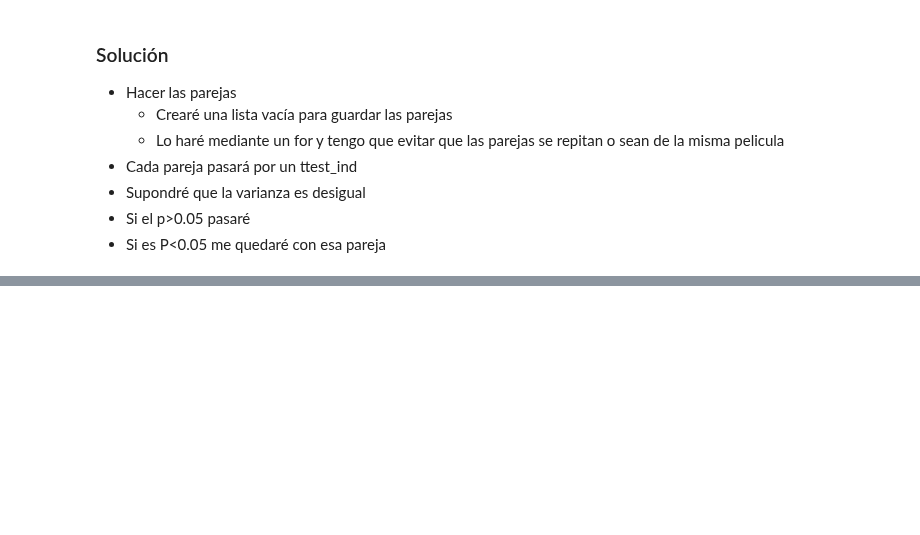
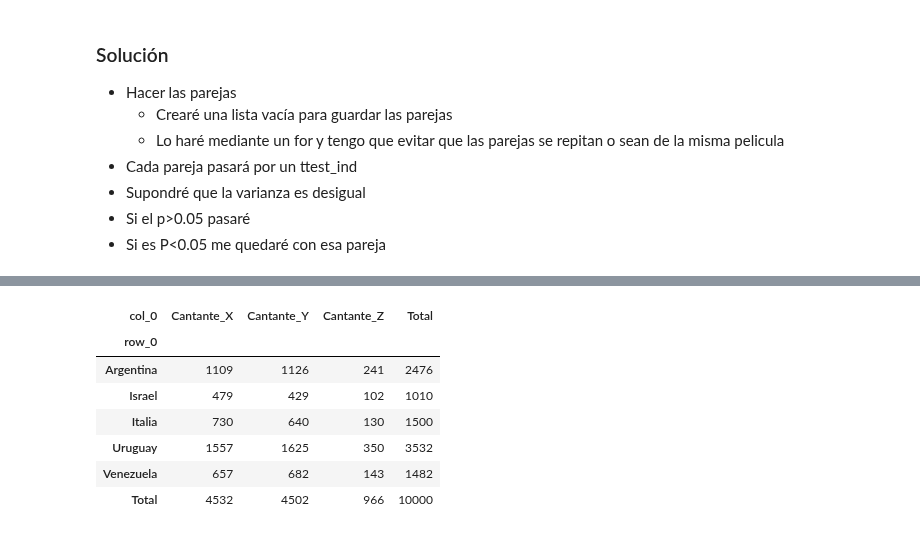
Before and after one commit to jsanz81/Bootcamp_Abril2023, a Jupyter notebook: 04_Estadística/06_TestHipotesis/Test_Hipotesis.ipynb, the cells around one changed output, grey strips where cells are left out. Drawn from its saved outputs; the diff is of its cells as text; code cells hidden in the pictures; blank space fills up the shorter version.

```diff
--- a/04_Estadística/06_TestHipotesis/Test_Hipotesis.ipynb
+++ b/04_Estadística/06_TestHipotesis/Test_Hipotesis.ipynb
@@ -166,0 +270,8 @@ tukey.plot_simultaneous()
+# %%
+import numpy as np
+voto_Pais=np.random.choice(a=["Italia","Venezuela","Argentina","Uruguay","Israel"],
+                           p=[0.15,0.15,0.25,0.35,0.1],
+                           size=10000)
+voto_Cantante=np.random.choice(a=["Cantante_X","Cantante_Y","Cantante_Z"],
+                           p=[0.45,0.45,0.1],
+                           size=10000)
@@ -166,0 +297,13 @@ tukey.plot_simultaneous()
+# %%
+votos_tab=pd.crosstab(voto_Pais,voto_Cantante,margins=True,margins_name="Total")
+# %%
+votos_tab
+# %% [output]
+| col_0 | Cantante_X | Cantante_Y | Cantante_Z | Total |
+| row_0 |  |  |  |  |
+| Argentina | 1109 | 1126 | 241 | 2476 |
+| Israel | 479 | 429 | 102 | 1010 |
+| Italia | 730 | 640 | 130 | 1500 |
+| Uruguay | 1557 | 1625 | 350 | 3532 |
+| Venezuela | 657 | 682 | 143 | 1482 |
+| Total | 4532 | 4502 | 966 | 10000 |
```
Also changed, not shown: parts of 34 cells of this notebook.
